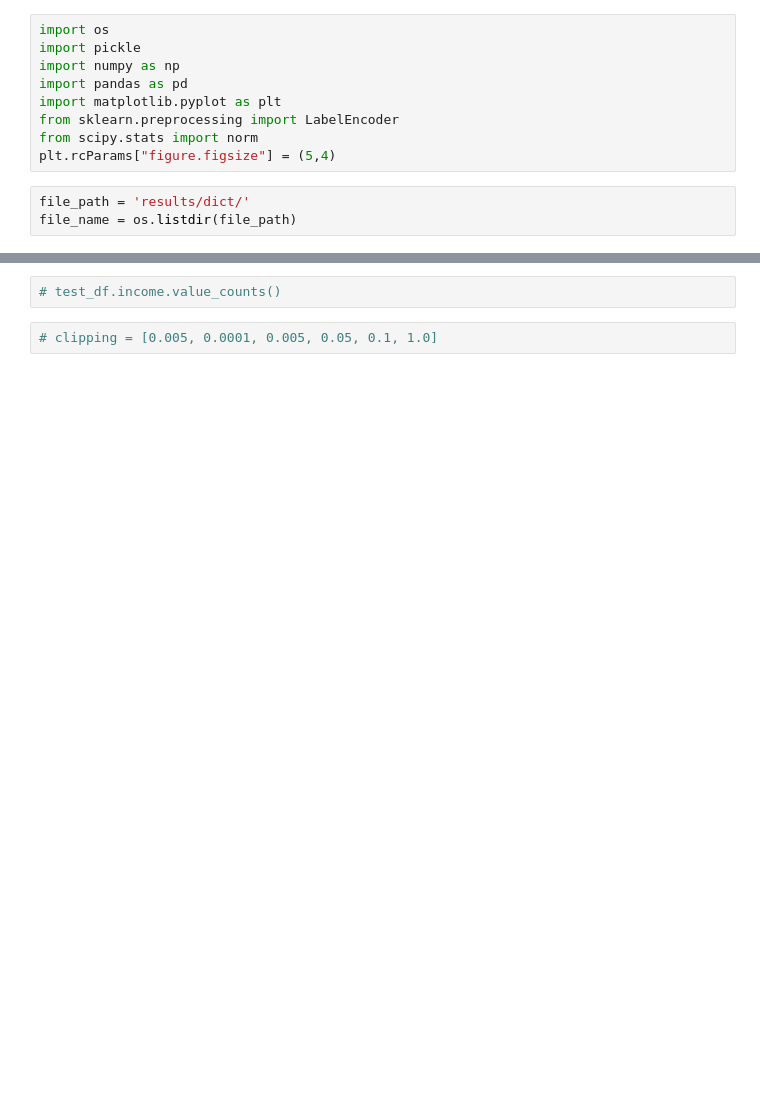
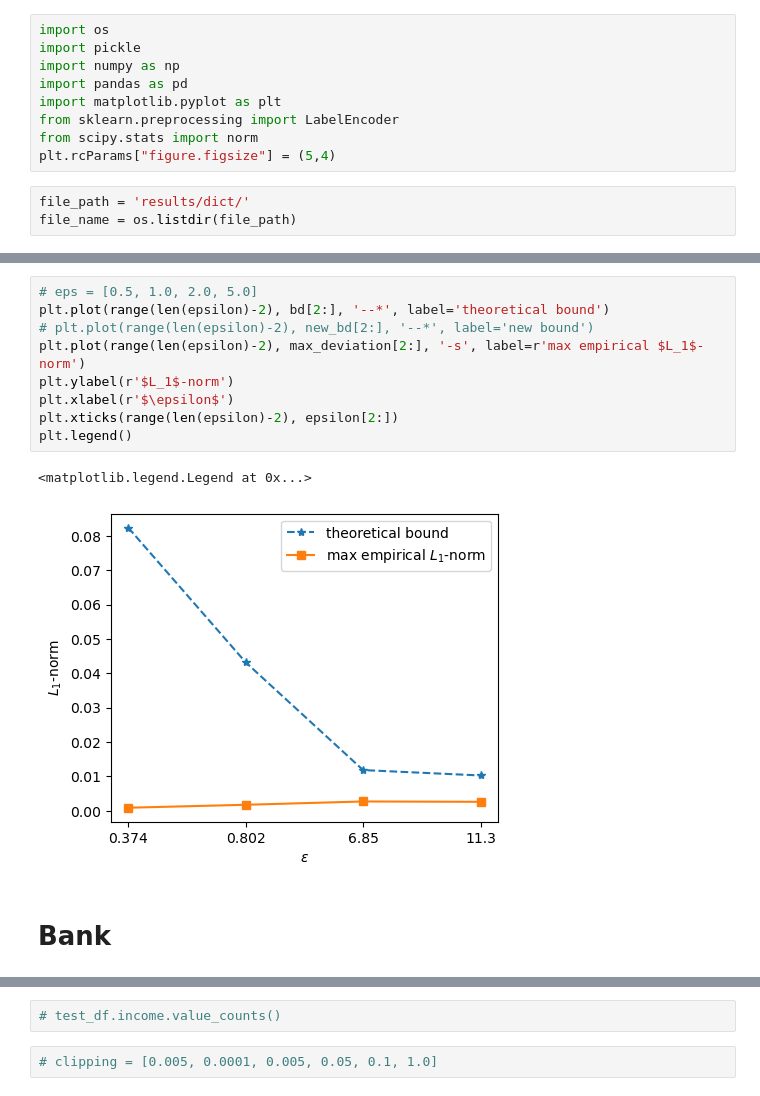
Before and after one commit to khangtran2020/FairDP, a Jupyter notebook: Error_Analysis.ipynb, the cells around one changed output, grey strips where cells are left out. Saved outputs shown, nothing was run; the diff lists cells and outputs as text; blank space fills up the shorter version.

```diff
--- a/Error_Analysis.ipynb
+++ b/Error_Analysis.ipynb
@@ -29,0 +74,14 @@ for i, file in enumerate(file_name):
+# %%
+# eps = [0.5, 1.0, 2.0, 5.0]
+plt.plot(range(len(epsilon)-2), bd[2:], '--*', label='theoretical bound')
+# plt.plot(range(len(epsilon)-2), new_bd[2:], '--*', label='new bound')
+plt.plot(range(len(epsilon)-2), max_deviation[2:], '-s', label=r'max empirical $L_1$-norm')
+plt.ylabel(r'$L_1$-norm')
+plt.xlabel(r'$\epsilon$')
+plt.xticks(range(len(epsilon)-2), epsilon[2:])
+plt.legend()
+# %% [output]
+<matplotlib.legend.Legend at 0x...>
+[figure, added]
+# %% [markdown]
+# Bank
```
Also changed, not shown: parts of 16 cells of this notebook, 1 other file.
